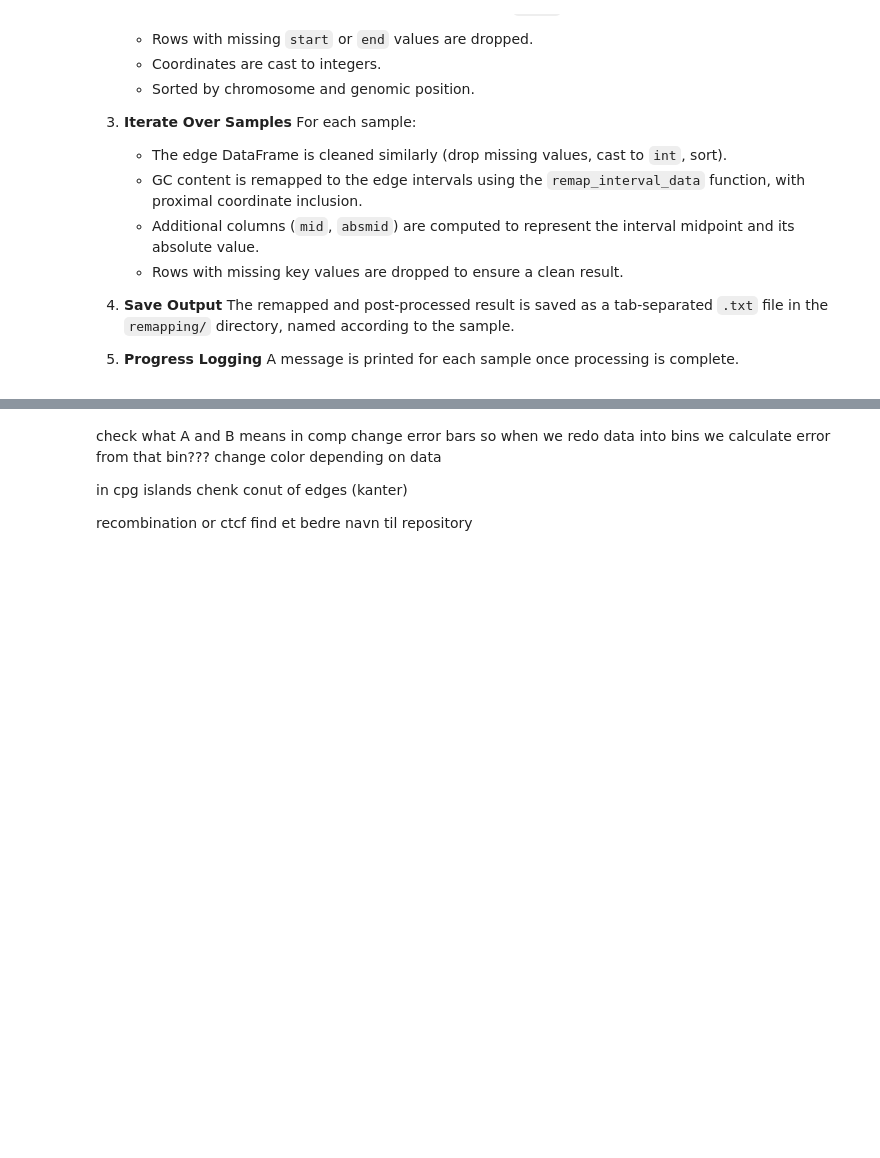
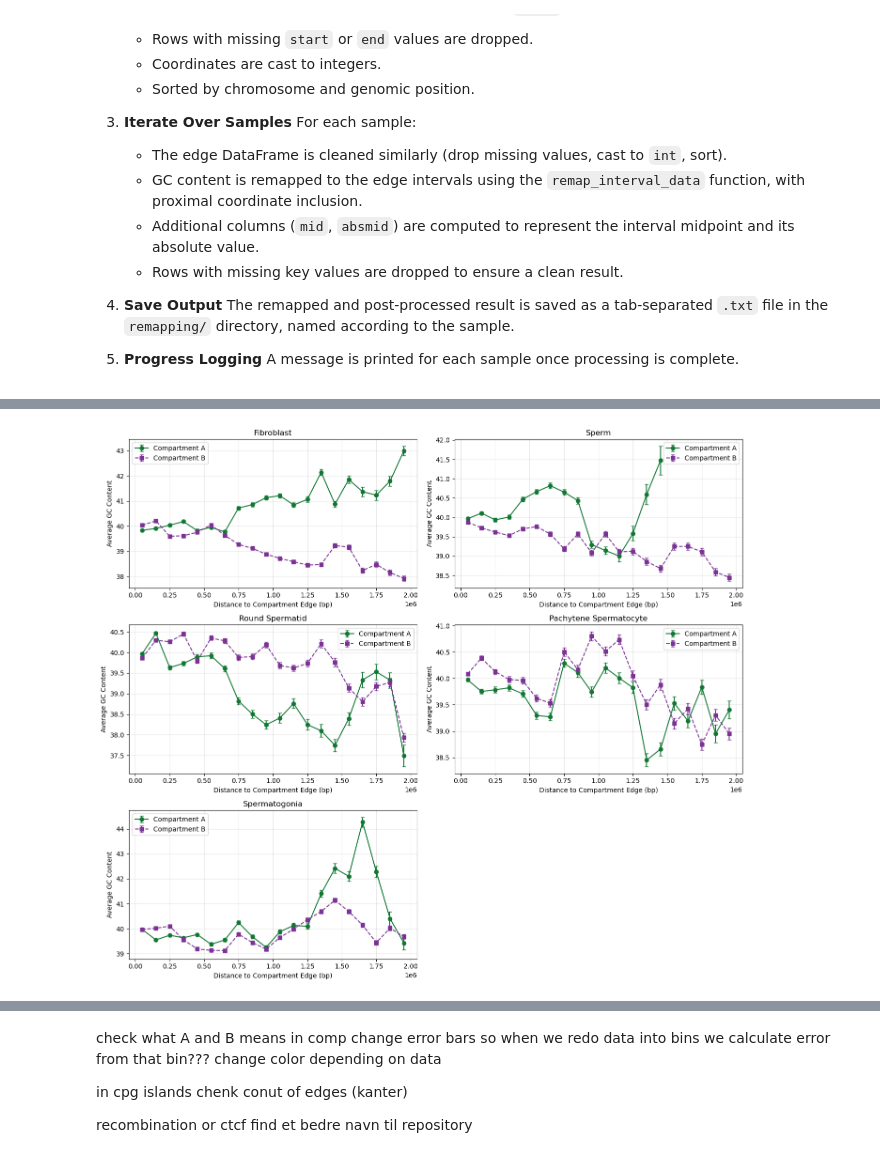
Before and after one commit to munch-group/johan_gpn_v2, a Jupyter notebook: notebooks/04.2 GC content.ipynb, the cells around one changed output, grey strips where cells are left out. Drawn from its saved outputs; the diff is of its cells as text; code cells hidden in the pictures; blank space fills up the shorter version.

```diff
--- a/notebooks/04.2 GC content.ipynb
+++ b/notebooks/04.2 GC content.ipynb
@@ -608,0 +625,77 @@ plt.show()
+# %%
+import matplotlib.pyplot as plt
+import numpy as np
+
+def plot_gc_by_compartment_with_error(ax, df, title, num_bins=20, max_dist=2_000_000):
+    # keep only rows within the distance window
+    df = df[df['absmid'] <= max_dist].copy()
+
+    bins = np.linspace(0, max_dist, num_bins + 1)
+    bin_centers = 0.5 * (bins[:-1] + bins[1:])
+
+    # Optional colors you picked
+    deep_green = "#117733"      # deep forest green
+    rich_purple = "#7B3294"
+
+    def compute_bin_stats(df_slice):
+        means, sems = [], []
+        for i in range(len(bins) - 1):
+            lo, hi = bins[i], bins[i + 1]
+            gc_values = df_slice.loc[(df_slice['absmid'] >= lo) & (df_slice['absmid'] < hi), 'value'].dropna()
+            if len(gc_values) > 1:
+                sem = gc_values.std(ddof=1) / np.sqrt(len(gc_values))  # SEM
+                means.append(gc_values.mean())
+                sems.append(1.96 * sem)  # 95% CI
+            elif len(gc_values) == 1:
+                means.append(gc_values.iloc[0])
+                sems.append(np.nan)  # not enough data for CI
+            else:
+                means.append(np.nan)
+                sems.append(np.nan)
+        return np.array(means), np.array(sems)
+
+    # Define "A side" vs "B side" relative to the boundary
+    A_side = df[((df['comp'] == 'A') & (df['start'] > 0)) |  # right of origin if A
+                ((df['comp'] == 'B') & (df['start'] < 0))]  # left of origin if B
+
+    B_side = df[((df['comp'] == 'A') & (df['start'] < 0)) |  # left of origin if A
+                ((df['comp'] == 'B') & (df['start'] > 0))]  # right of origin if B
+
+
+
+    A_means, A_err = compute_bin_stats(A_side)
+    B_means, B_err = compute_bin_stats(B_side)
+
+    ax.errorbar(bin_centers, A_means, yerr=A_err, label="Compartment A",
+                marker='o', linestyle='-', capsize=3, color=deep_green)
+    ax.errorbar(bin_centers, B_means, yerr=B_err, label="Compartment B",
+                marker='s', linestyle='--', capsize=3, color=rich_purple)
+
+    ax.set_title(title)
+    ax.set_xlabel("Distance to Compartment Edge (bp)")
+    ax.set_ylabel("Average GC Content")
+    ax.grid(True, alpha=0.3)
+    ax.legend()
+
+# --- usage ---
+fig, axes = plt.subplots(3, 2, figsize=(14, 12))
+axes = axes.flatten()
+
+datasets = [
+    ("Fibroblast", fibroblast),
+    ("Sperm", sperm),
+    ("Round Spermatid", round_spermatid),
+    ("Pachytene Spermatocyte", pachytene_spermatocyte),
+    ("Spermatogonia", spermatogonia),
+]
+
+for i, (label, df) in enumerate(datasets):
+    plot_gc_by_compartment_with_error(axes[i], df, title=label)
+
+for j in range(len(datasets), len(axes)):
+    axes[j].axis('off')
+
+plt.tight_layout()
+plt.show()
+# %% [output]
+[figure, added]
```
Also changed, not shown: parts of 17 cells of this notebook, 1 other file.
